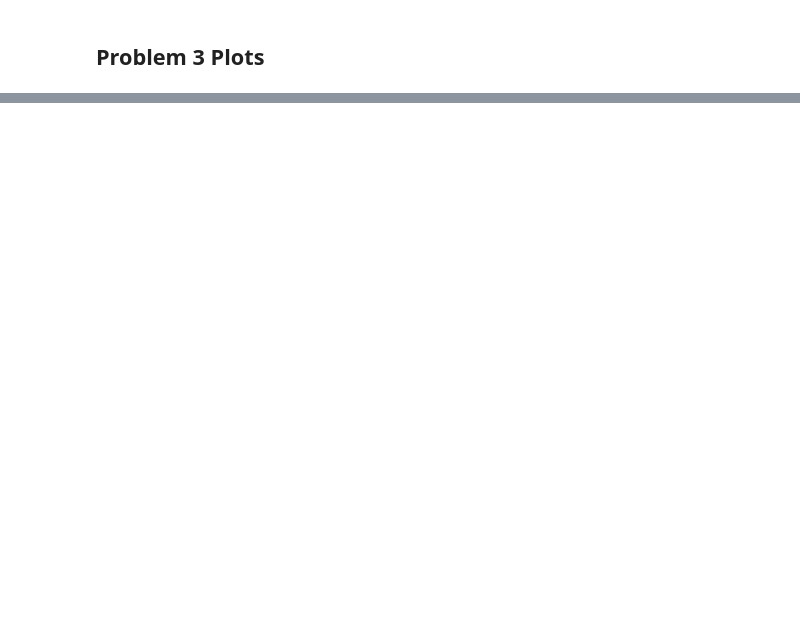
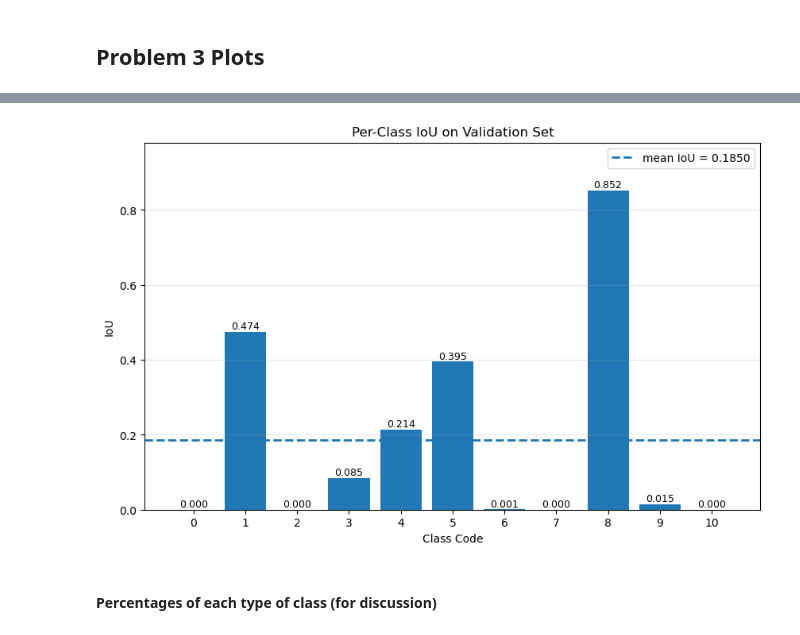
Before and after one commit to hwrs640/computational_methods_course_Roz_Roberts, a Jupyter notebook: Homework Codes/Homework #3/HW3.ipynb, the cells around one changed output, grey strips where cells are left out. Saved outputs shown, nothing was run; the diff lists cells and outputs as text; code cells hidden in the pictures; blank space fills up the shorter version.

```diff
--- a/Homework Codes/Homework #3/HW3.ipynb
+++ b/Homework Codes/Homework #3/HW3.ipynb
@@ -484,0 +599,10 @@ plt.show()
+# %%
+model = model.to(device)
+
+per_class_IoU, mIoU, tp, fp, fn = evaluate_IoU(model, val_loader, classes, device)
+
+print("Per-Class IoU:")
+for c, IoU in enumerate(per_class_IoU):
+    print(f"Class {c}: {IoU:.4f}")
+
+print(f"\n Validation mIoU: {mIoU:.4f}")
@@ -484,0 +624,36 @@ plt.show()
+# %%
+class_codes = [str(i) for i in range(classes)]  # or replace with real class names
+
+plt.figure(figsize=(10, 6))
+bars = plt.bar(class_codes, per_class_IoU)
+
+
+
+plt.axhline(mIoU, linestyle='--', linewidth=2, label=f"mean IoU = {mIoU:.4f}")
+
+plt.xlabel("Class Code")
+plt.ylabel("IoU")
+plt.title("Per-Class IoU on Validation Set")
+
+y_max = float(np.max([0.05, np.max(per_class_IoU) * 1.15]))
+
+plt.ylim(0, y_max)
+plt.legend()
+plt.grid(axis='y', alpha=0.3)
+
+# label each bar with value
+for bar, iou in zip(bars, per_class_IoU):
+    plt.text(
+        bar.get_x() + bar.get_width() / 2,
+        bar.get_height() + 0.001,
+        f"{iou:.3f}",
+        ha='center',
+        va='bottom',
+        fontsize=9
+    )
+
+plt.show()
+# %% [output]
+[figure, added]
+# %% [markdown]
+#### Percentages of each type of class (for discussion)
```
Also changed, not shown: parts of 11 cells of this notebook, 1 other file.
